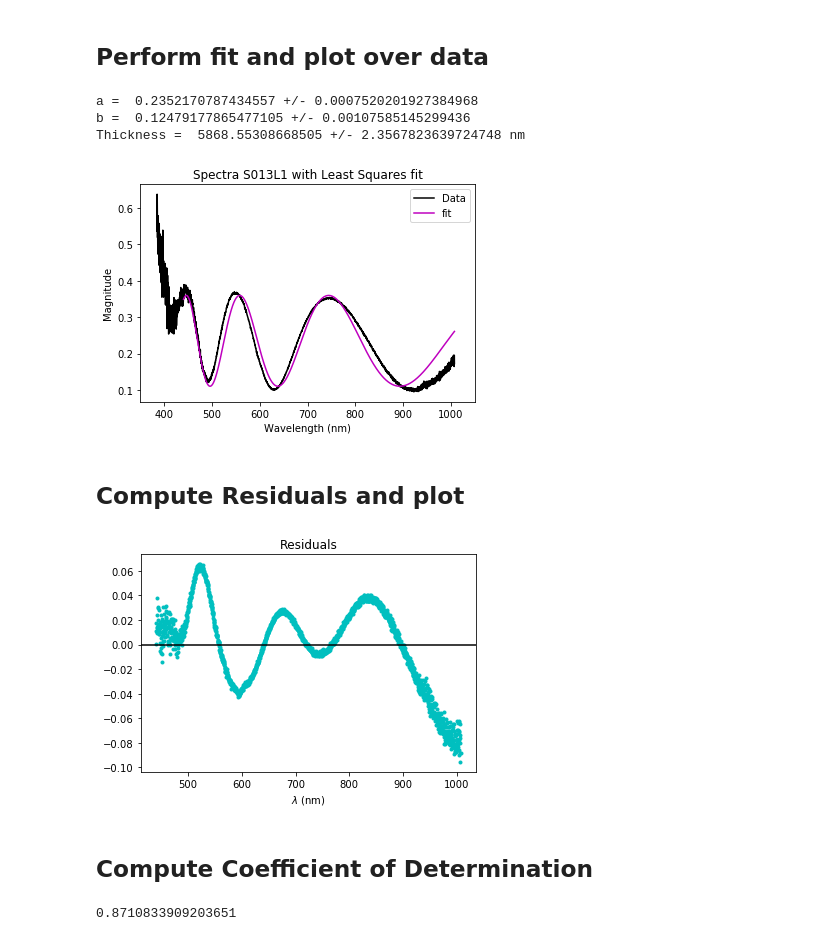
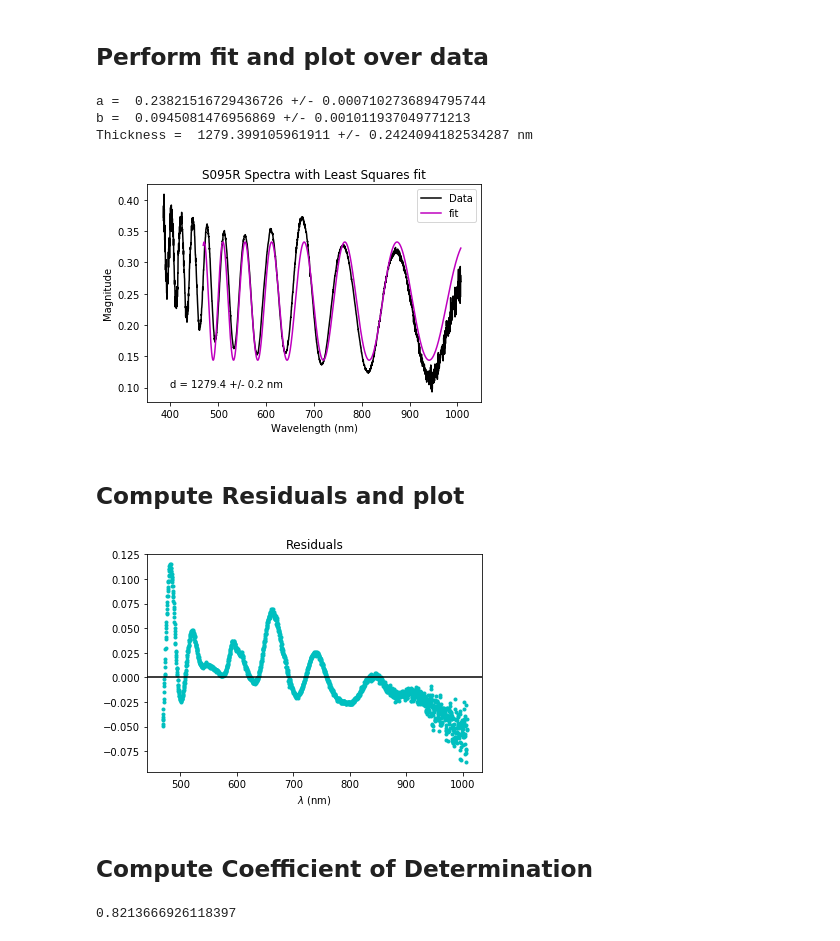
Before and after one commit to ManuelRojasPhysics/Reflectance, a Jupyter notebook: Plotting reflectance data.ipynb, the cells around one changed output. Drawn from its saved outputs; the diff is of its cells as text; code cells hidden in the pictures.

```diff
--- a/Plotting reflectance data.ipynb
+++ b/Plotting reflectance data.ipynb
@@ -11,15 +11,18 @@ import os as os
 # Load data from file into array
 # %%
 # variables containing string of filepaths
-filepath_data='S013/S013L1.txt'
-filepath_blank='S013/BLANKS013.txt'
-filepath_std='S013/STD_ARS013.txt'
+filepath_data='S095/S095R.txt'
+filepath_blank='S095/BLANK.txt'
+filepath_std='S095/STD.txt'
 #load in all necessary data, since background and noise data is needed
 data_in = np.genfromtxt(filepath_data, skip_header=6, delimiter='	')
 blankARraw = np.genfromtxt(filepath_blank, skip_header = 6, delimiter = '	')
 #blankBRraw = np.genfromtxt('BLANK_BR.txt', skip_header = 6, delimiter = '	')
 std_corrARraw = np.genfromtxt(filepath_std, skip_header = 6, delimiter = '	')
 #std_corrBRraw = np.genfromtxt('S011/std1.txt', skip_header = 6, delimiter = '	')
+
+## two of the load statements are commented out since not all files contain them, and I'm unsure how to include them
+## maybe by averaging them in aswell
 # %%
 #enter columns into 1d arrays
 wavel = data_in[:,1][800:3000] ##wavel contains x values
@@ -31,6 +34,8 @@ image5 = data_in[:,-5][800:3000]
 blankAR1 = blankARraw[:,-1][800:3000]
 blankAR2 = blankARraw[:,-2][800:3000]
 blankAR3 = blankARraw[:,-3][800:3000]
+blankAR4 = blankARraw[:,-4][800:3000]
+blankAR5 = blankARraw[:,-5][800:3000]
 std_corrAR1 = std_corrARraw[:,-1][800:3000]
 std_corrAR2 = std_corrARraw[:,-2][800:3000]
 std_corrAR3 = std_corrARraw[:,-3][800:3000]
@@ -41,7 +46,7 @@ std_corrAR5 = std_corrARraw[:,-5][800:3000]
 image = np.mean([image1,image2,image3,image4,image5],axis = 0) ## y values
 
 
-blankAR = np.mean([blankAR1,blankAR2,blankAR3],axis = 0) ## to be subtracted
+blankAR = np.mean([blankAR1,blankAR2,blankAR3,blankAR4,blankAR5],axis = 0) ## to be subtracted
 std_corrAR = np.mean([std_corrAR1,std_corrAR2,std_corrAR3,std_corrAR4,std_corrAR5],axis = 0) - blankAR ## to be divided
 # %% [markdown]
 # Subtract background and divide reflectivity
@@ -94,20 +100,20 @@ plt.title('Spectra S013L1 after correction');
 # %%
 ## x needs to be first parameter!!!
 def model(x,a,b,d):
-    n = 2.39
+    n = 2.39*4*np.pi
     return a+(b * np.cos(d*(n/x)))
 ## a and b are constants, d is thickness, x is wavelength, n is refractive index of material (2.39?)
 
 ## set initial param. values below based on existing data 2018-2019
 
-ainit = .23
-binit =.12
-dinit = 6000
+ainit = .25
+binit =.09
+dinit = 1250
 ## index depends on material (2.39 used in existing data 2018-2019)
 pinit = [ainit,binit,dinit]
 ## plot model with inital parameters
 plt.plot(wavel,final, 'k-', label = 'Data');
-plt.plot(wavel[200:], model(wavel[200:],pinit[0],pinit[1],pinit[2]), 'r-', label = 'Manual fit');
+plt.plot(wavel[300:], model(wavel[300:],pinit[0],pinit[1],pinit[2]), 'r-', label = 'Manual fit');
 
 # Label axes and give it a title for notebook (remove it when including the plot in a report)
 plt.xlabel('$\\lambda$ (nm)')
@@ -120,59 +126,60 @@ plt.show()
 # %% [markdown]
 ## Perform fit and plot over data
 # %%
-pOpt, pVar = curve_fit(model,wavel[200:],final[200:], p0 = pinit)
+pOpt, pVar = curve_fit(model,wavel[300:],final[300:], p0 = pinit)
 pErr = np.sqrt(np.diag(pVar))
 print ("a = ", pOpt[0], '+/-', pErr[0])
 print ("b = ", pOpt[1], '+/-', pErr[1])
 print ("Thickness = ", pOpt[2], '+/-', pErr[2], "nm")
 
 ## plot manual fit on top of data
-fit = model(wavel[200:],pOpt[0],pOpt[1],pOpt[2]) ## need to remember it has as many points as final[200:]
+fit = model(wavel[300:],pOpt[0],pOpt[1],pOpt[2]) ## need to remember it has as many points as final[300:]
 plt.plot(wavel,final, 'k-', label = 'Data');
 
-plt.plot(wavel[200:], fit, 'm-', label = 'fit');
+plt.plot(wavel[300:], fit, 'm-', label = 'fit');
 
 
 # Set axis limits to include origin
 plt.xlim(350,1050)
 
 
 # Add axis labels
 plt.xlabel('Wavelength (nm)')
 plt.ylabel('Magnitude');
 
 # Add legend
 plt.legend()
 
 # Add title
-plt.title('Spectra S013L1 with Least Squares fit');
-plt.savefig('fit.pdf')
+plt.title('S095R Spectra with Least Squares fit');
+plt.text(400,.1,'d = 1279.4 +/- 0.2 nm')
+plt.savefig('S095/fit95R.pdf')
 # %% [output]
-a =  0.2352170787434557 +/- 0.0007520201927384968
-b =  0.12479177865477105 +/- 0.00107585145299436
-Thickness =  5868.55308668505 +/- 2.3567823639724748 nm
+a =  0.23821516729436726 +/- 0.0007102736894795744
+b =  0.0945081476956869 +/- 0.001011937049771213
+Thickness =  1279.399105961911 +/- 0.2424094182534287 nm
-[figure, old version]
+[figure, new version]
 # %% [markdown]
 ## Compute Residuals and plot
 # %%
-residuals = final[200:] - fit
+residuals = final[300:] - fit
 
-plt.plot(wavel[200:], residuals, 'c.')
+plt.plot(wavel[300:], residuals, 'c.')
 plt.title('Residuals')
 plt.xlabel('$\lambda$ (nm)')
 plt.axhline(y=0.0, color='k', linestyle='-')
 plt.show()
 ##not sure these apply here, fit was non linear least squares
 # %% [output]
-[figure, old version]
+[figure, new version]
 # %% [markdown]
 ## Compute Coefficient of Determination
 # %%
 res_sum_sq = np.sum(residuals**2)
-tot_sum_sq = np.sum((final[200:] - np.mean(final[200:]))**2)
+tot_sum_sq = np.sum((final[300:] - np.mean(final[300:]))**2)
 
 r_sq = 1 - (res_sum_sq/tot_sum_sq)
 
 print(r_sq)
 # %% [output]
-0.8710833909203651
+0.8213666926118397
```
Also changed, not shown: parts of 4 cells of this notebook, 9 other files.
